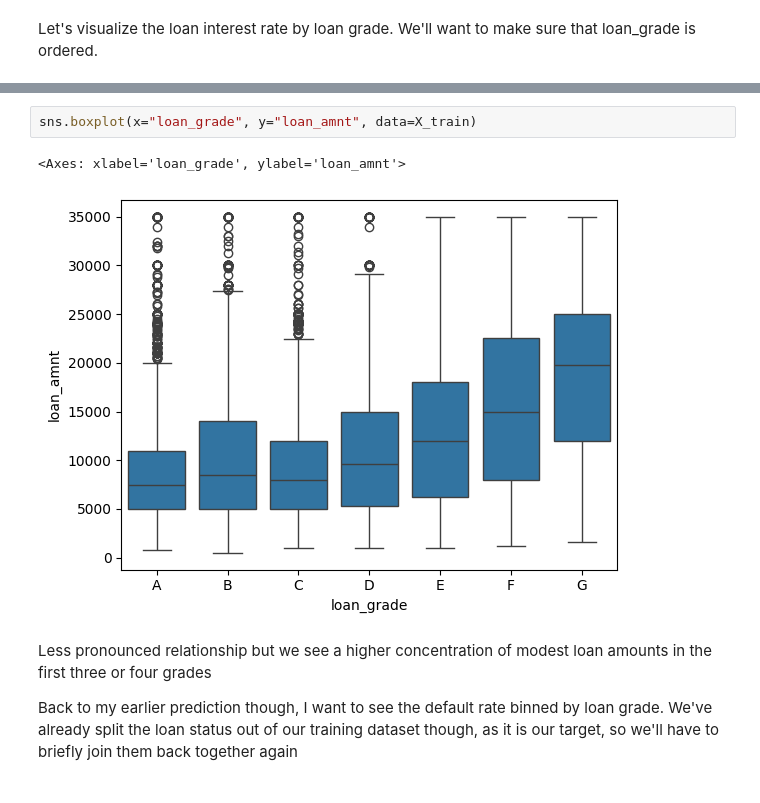
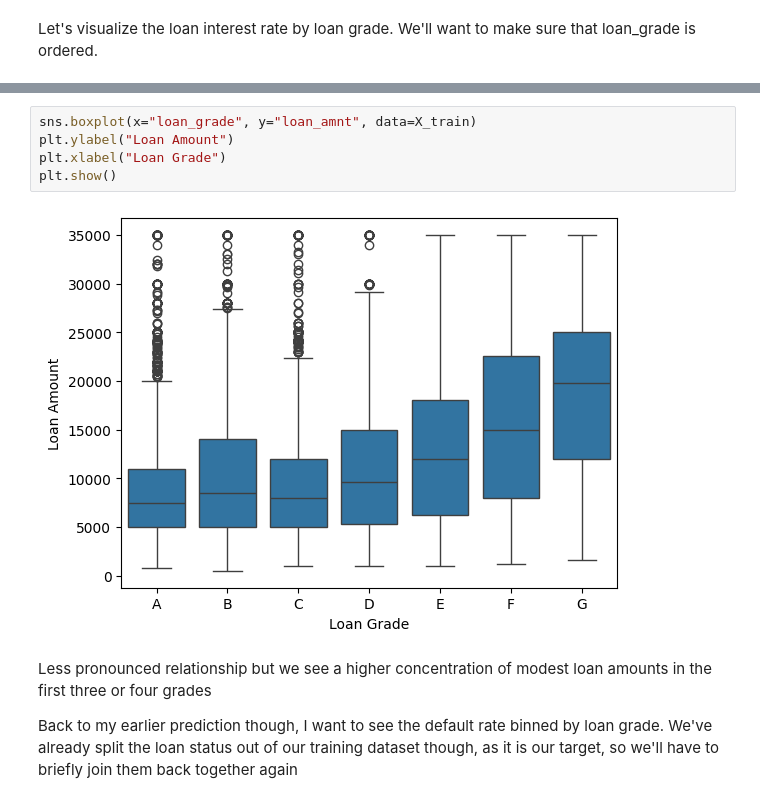
Before and after one commit to BrendanMcEwen1/Credit_Risk, a Jupyter notebook: Credit_Risk.ipynb, the cells around one changed output, grey strips where cells are left out. Saved outputs shown, nothing was run; the diff lists cells and outputs as text.

```diff
--- a/Credit_Risk.ipynb
+++ b/Credit_Risk.ipynb
@@ -352,8 +349,10 @@ Let's visualize the loan amount as a function of loan grade:
 # %%
 sns.boxplot(x="loan_grade", y="loan_amnt", data=X_train)
+plt.ylabel("Loan Amount")
+plt.xlabel("Loan Grade")
+plt.show()
 # %% [output]
-<Axes: xlabel='loan_grade', ylabel='loan_amnt'>
-[figure, old version]
+[figure, new version]
 # %% [markdown]
 Less pronounced relationship but we see a higher concentration of modest loan amounts in the first three or four grades
 
```
Also changed, not shown: parts of 37 cells of this notebook.
